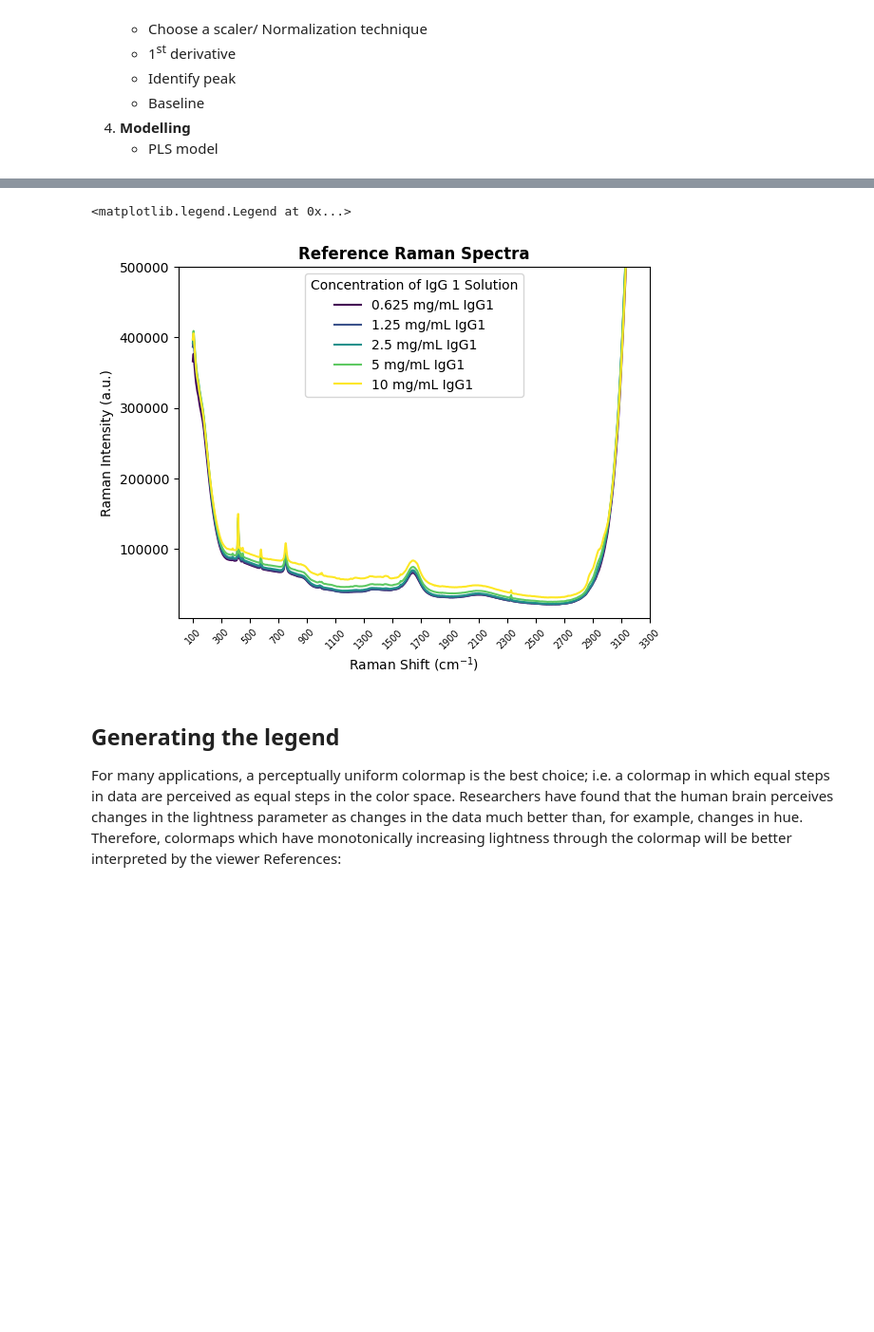
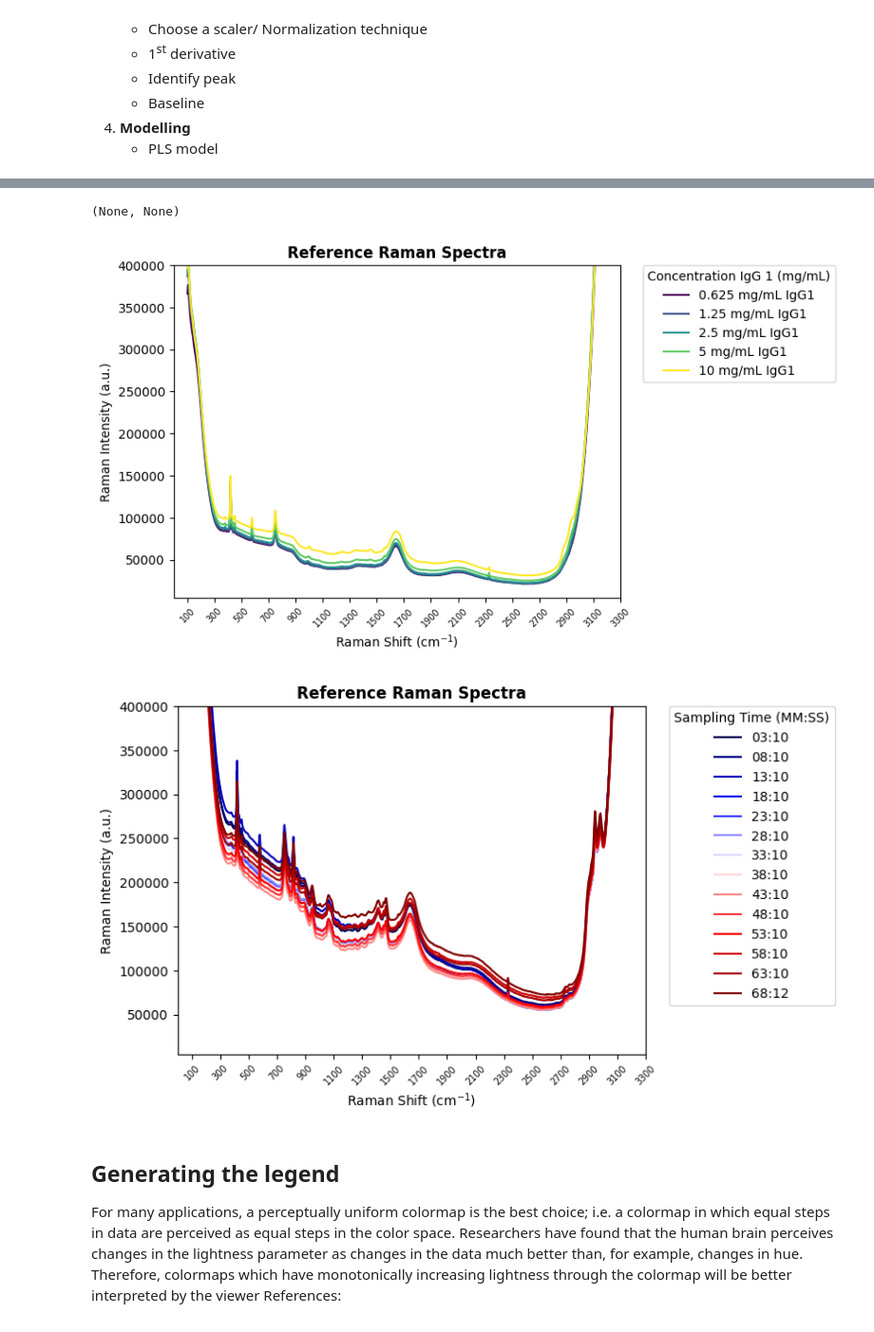
Before and after one commit to a-o-connor/PFDA-project, a Jupyter notebook: big_project_practice.ipynb, the cells around one changed output, grey strips where cells are left out. Shown at 95% size. Drawn from its saved outputs; the diff is of its cells as text; code cells hidden in the pictures; blank space fills up the shorter version.

Commit message:
script functions updated

```diff
--- a/big_project_practice.ipynb
+++ b/big_project_practice.ipynb
@@ -82,6 +60,13 @@ reference_raman_spectra.head(n=20)
 # %%
-experimental_raman_spectra= pd.read_csv("Raw Raman Data - Experiment.csv").T #csv of experimental data must be transposed
+################ Read in the Data ##########################
+reference_raman_spectra= pd.read_csv("./data/Raw Raman Data - Reference.csv", index_col=0)
+reference_raman_spectra.columns.name="Concentration IgG 1 (mg/mL)"
+
+experimental_raman_spectra= pd.read_csv("./data/Raw Raman Data - Experiment.csv").T #csv of experimental data must be transposed
 experimental_raman_spectra.columns=experimental_raman_spectra.iloc[0] #Set the first row as the column header.
 experimental_raman_spectra.drop(index=experimental_raman_spectra.index[0], inplace=True) #Drop the first row
 experimental_raman_spectra.index=pd.Index(experimental_raman_spectra.index.astype(int), dtype='int64', name='RamanShift')
-experimental_raman_spectra.head(n=20)
+sampling_time = [timedelta(minutes=minutes) for minutes in experimental_raman_spectra.columns]
+sampling_time_formatted = [f"{(time.seconds//60):02}:{(time.seconds%60):02}" for time in sampling_time]
+experimental_raman_spectra.columns=sampling_time_formatted
+experimental_raman_spectra.columns.name="Sampling Time (MM:SS)"
@@ -107,31 +78,36 @@ experimental_raman_spectra.head(n=20)
 # %%
-# Plot the reference spectra
-ramanshift=np.sort(np.array(reference_raman_spectra.index, dtype=int)) #Need to sort the wavenumbers for the x-axis
-purple_colors = cm.viridis(np.linspace(0, 1, len(reference_raman_spectra.columns))) #Generate a shorter colourmap of the viridis colours to cycle through.
-
-fig, ax = plt.subplots()
-for i, column in enumerate(reference_raman_spectra.columns):
-    ax.plot(
-        reference_raman_spectra.index,
-        reference_raman_spectra[column],
-        label=column,
-        color=purple_colors[i]
-    )
-ax.set_xticks(ramanshift[::200])
-ax.set_xticklabels(ramanshift[::200], rotation=45,
-                   fontdict= {'fontsize': 'x-small',}
-                   )
-ax.set_xlim(0,3300)
-ax.set_ylim(2500,0.5e6)
-ax.set_xlabel(r'Raman Shift (cm$^{-1})$')
-ax.set_ylabel("Raman Intensity (a.u.)")
-ax.set_title("Reference Raman Spectra",
-             fontdict = {'fontsize': 'large','fontweight' : "bold",}
-             )
-ax.legend(title= "Concentration of IgG 1 Solution")
+#Define the plotting functions
+###############################  1. Overview of the Data  ###################################
+def plot_raw_spectra(dataframe, colorscheme):
+        fig, ax = plt.subplots()
+        for i, column in enumerate(dataframe.columns):
+            ax.plot(
+                dataframe.index,
+                dataframe[column],
+                label=column,
+                color=colorscheme[i]
+            )
+        ax.set_xticks(wavenumbers[::200])
+        ax.set_xticklabels(wavenumbers[::200], rotation=45,
+                        fontdict= {'fontsize': 'x-small',}
+                        )
+        ax.set_xlim(0,3300)
+        ax.set_ylim(5000,0.4e6)
+        ax.set_xlabel(r'Raman Shift (cm$^{-1})$')
+        ax.set_ylabel("Raman Intensity (a.u.)")
+        ax.set_title("Reference Raman Spectra",
+                    fontdict = {'fontsize': 'large','fontweight' : "bold",}
+                    )
+        ax.legend(title= dataframe.columns.name,
+          loc="upper left",
+          bbox_to_anchor=(1.05, 1),
+          borderaxespad=0
+          )
+plot_raw_spectra(reference_raman_spectra, purple_colors), plot_raw_spectra(experimental_raman_spectra, red_colors)
 # %% [output]
-<matplotlib.legend.Legend at 0x...>
+(None, None)
-[figure, old version]
+[figure, new version]
+[figure, added]
 # %% [markdown]
 ## Generating the legend
 For many applications, a perceptually uniform colormap is the best choice; i.e. a colormap in which equal steps in data are perceived as equal steps in the color space. Researchers have found that the human brain perceives changes in the lightness parameter as changes in the data much better than, for example, changes in hue. Therefore, colormaps which have monotonically increasing lightness through the colormap will be better interpreted by the viewer
```
Also changed, not shown: parts of 17 cells of this notebook, 4 other files.
